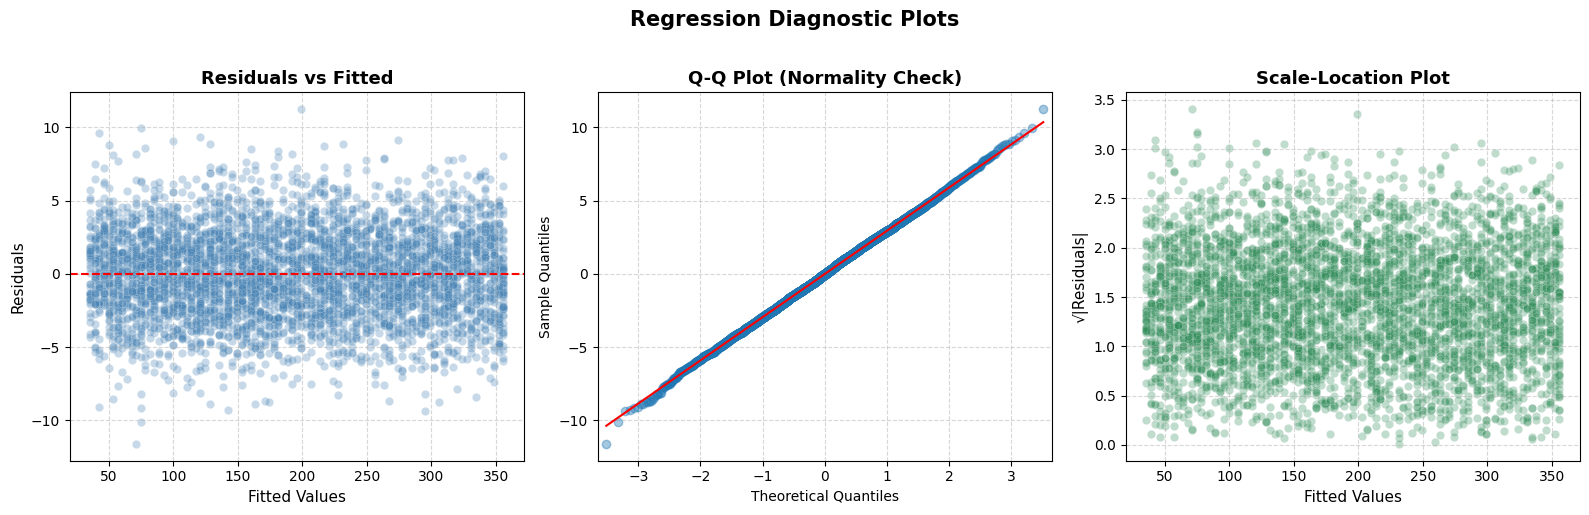
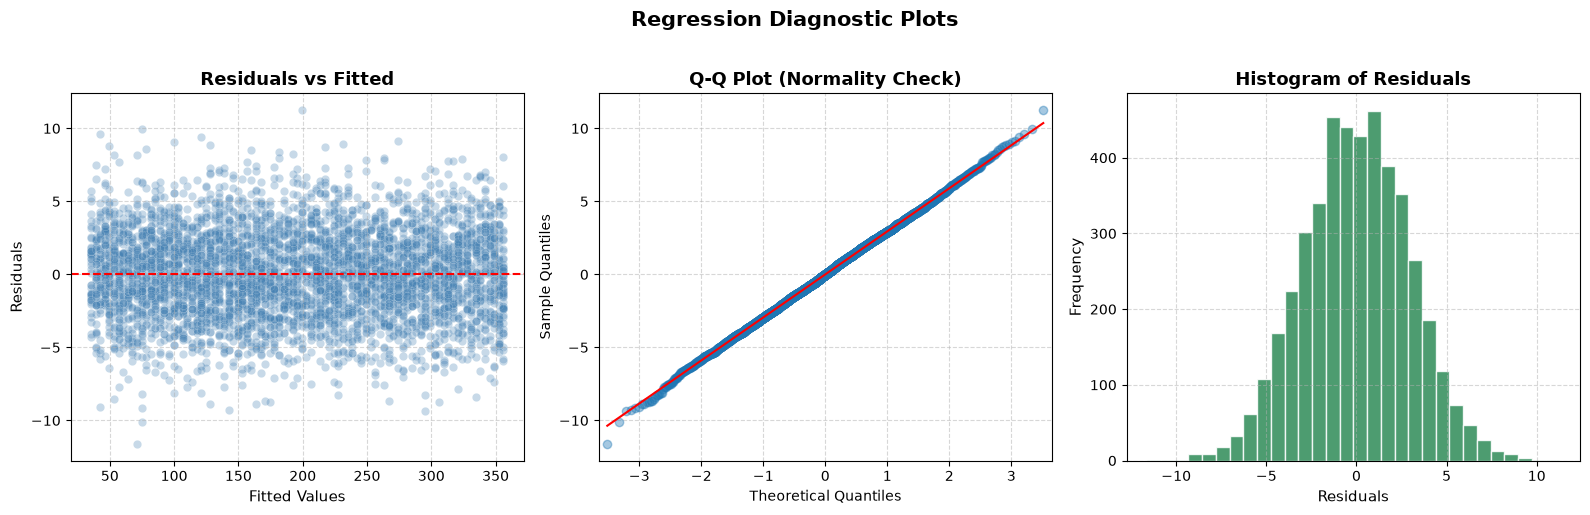
The change to this notebook cell's code, shown as a diff; its figure went from the first image to the second:
--- before
+++ after
@@ -18,10 +18,9 @@
 axes[1].grid(True, linestyle='--', alpha=0.5)
 
-# 3. Scale-Location (Homoscedasticity)
-axes[2].scatter(fitted, np.sqrt(np.abs(residuals)), alpha=0.3,
-                color='seagreen', edgecolors='white', linewidth=0.3)
-axes[2].set_title('Scale-Location Plot', fontsize=13, fontweight='bold')
-axes[2].set_xlabel('Fitted Values', fontsize=11)
-axes[2].set_ylabel('√|Residuals|', fontsize=11)
+# 3. Histogram of Residuals (Normality)
+axes[2].hist(residuals, bins=30, color='seagreen', edgecolor='white', alpha=0.85)
+axes[2].set_title('Histogram of Residuals', fontsize=13, fontweight='bold')
+axes[2].set_xlabel('Residuals', fontsize=11)
+axes[2].set_ylabel('Frequency', fontsize=11)
 axes[2].grid(True, linestyle='--', alpha=0.5)
 

Commit: Align diagnostic plots with rubric and clean regression cell